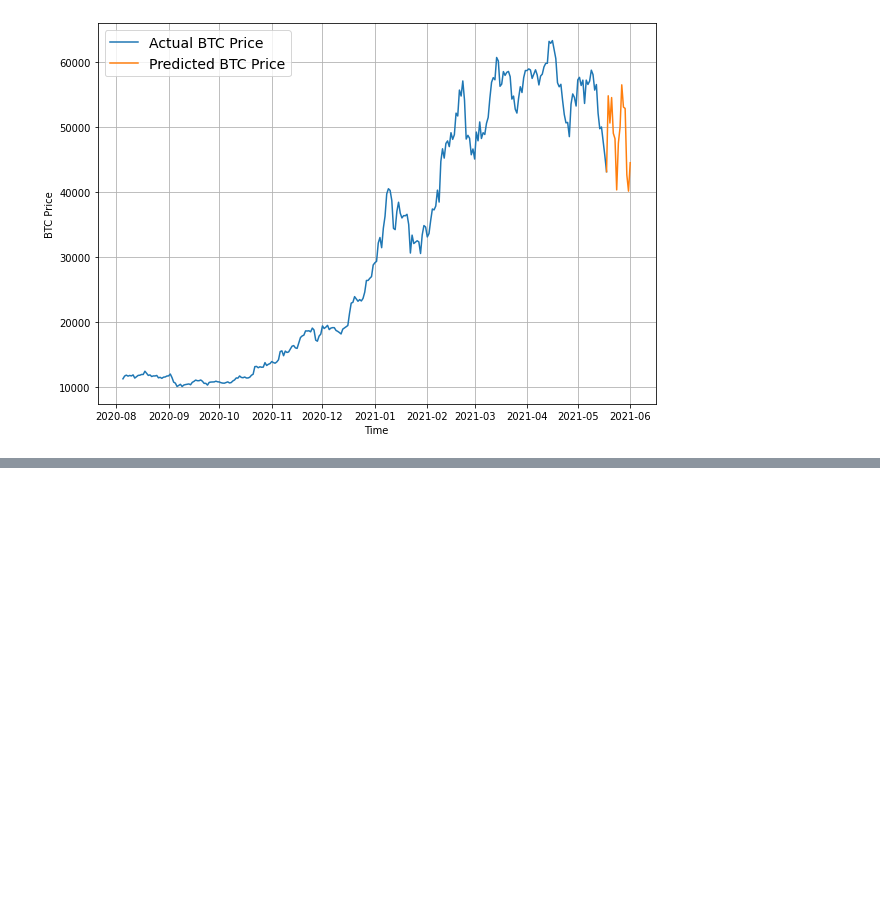
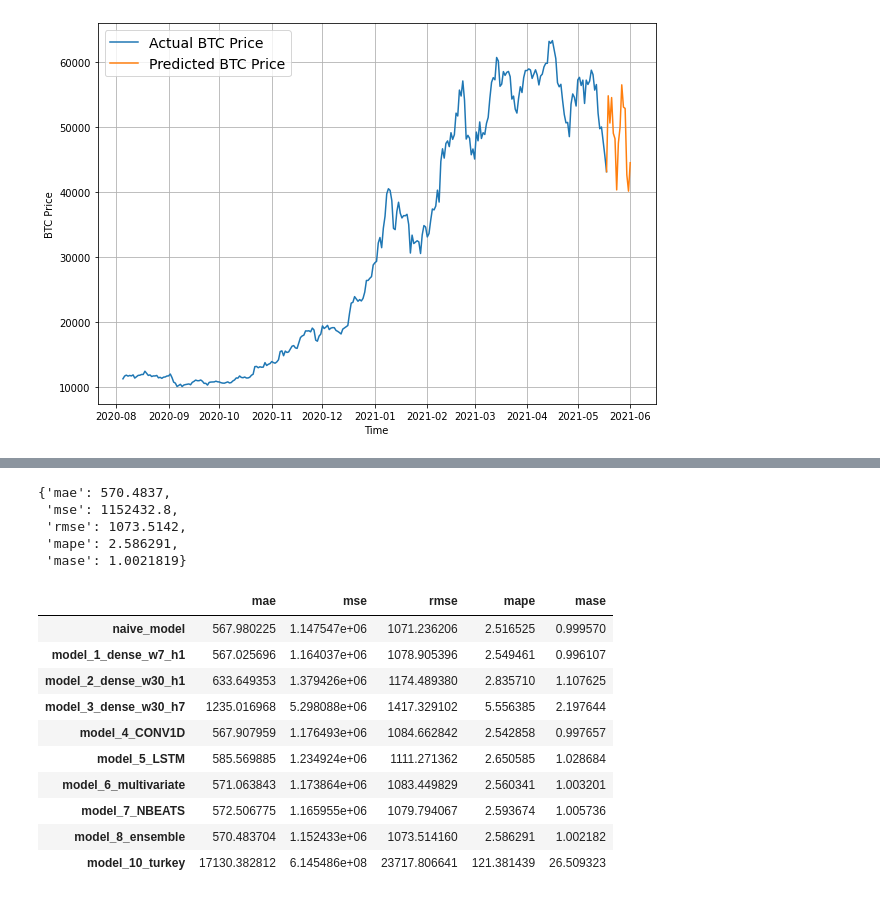
Before and after one commit to redrum88/tensorflow, a Jupyter notebook: 10_time_series_forecasting_with_tensorflow_video.ipynb, the cells around one changed output, grey strips where cells are left out. Saved outputs shown, nothing was run; the diff lists cells and outputs as text; code cells hidden in the pictures; blank space fills up the shorter version.

```diff
--- a/10_time_series_forecasting_with_tensorflow_video.ipynb
+++ b/10_time_series_forecasting_with_tensorflow_video.ipynb
@@ -2299,0 +2454,33 @@ plot_time_series(next_time_steps, future_forecast, format="-", label="Predicted
+# %%
+ensemble_results
+# %% [output]
+{'mae': 570.4837,
+ 'mse': 1152432.8,
+ 'rmse': 1073.5142,
+ 'mape': 2.586291,
+ 'mase': 1.0021819}
+# %%
+# Compare different model results (w = window, h = horizon, e.g. w=7 means a window size of 7)
+model_results = pd.DataFrame({"naive_model": naive_results,
+                              "model_1_dense_w7_h1": model_1_results,
+                              "model_2_dense_w30_h1": model_2_results,
+                              "model_3_dense_w30_h7": model_3_results,
+                              "model_4_CONV1D": model_4_results,
+                              "model_5_LSTM": model_5_results,
+                              "model_6_multivariate": model_6_results,
+                              "model_7_NBEATS": model_7_results,
+                              "model_8_ensemble": ensemble_results,
+                              "model_10_turkey": turkey_results}).T
+model_results.head(10)
+# %% [output]
+|  | mae | mse | rmse | mape | mase |
+| naive_model | 567.980225 | 1.147547e+06 | 1071.236206 | 2.516525 | 0.999570 |
+| model_1_dense_w7_h1 | 567.025696 | 1.164037e+06 | 1078.905396 | 2.549461 | 0.996107 |
+| model_2_dense_w30_h1 | 633.649353 | 1.379426e+06 | 1174.489380 | 2.835710 | 1.107625 |
+| model_3_dense_w30_h7 | 1235.016968 | 5.298088e+06 | 1417.329102 | 5.556385 | 2.197644 |
+| model_4_CONV1D | 567.907959 | 1.176493e+06 | 1084.662842 | 2.542858 | 0.997657 |
+| model_5_LSTM | 585.569885 | 1.234924e+06 | 1111.271362 | 2.650585 | 1.028684 |
+| model_6_multivariate | 571.063843 | 1.173864e+06 | 1083.449829 | 2.560341 | 1.003201 |
+| model_7_NBEATS | 572.506775 | 1.165955e+06 | 1079.794067 | 2.593674 | 1.005736 |
+| model_8_ensemble | 570.483704 | 1.152433e+06 | 1073.514160 | 2.586291 | 1.002182 |
+| model_10_turkey | 17130.382812 | 6.145486e+08 | 23717.806641 | 121.381439 | 26.509323 |
```
Also changed, not shown: parts of 17 cells of this notebook.
